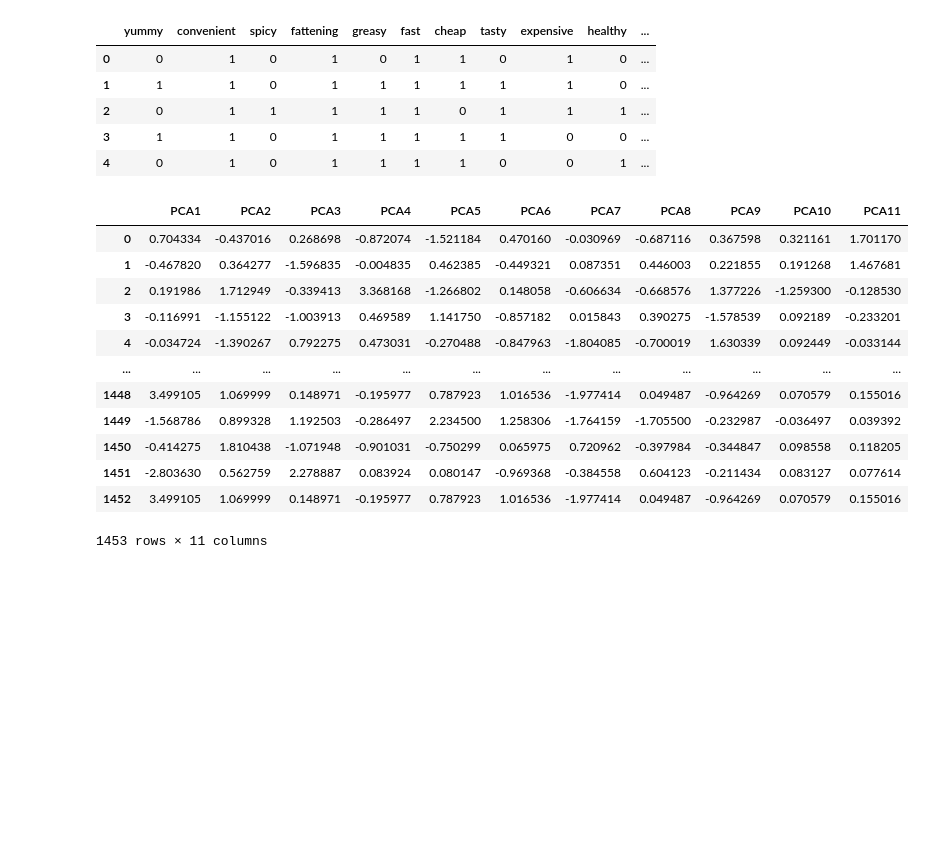
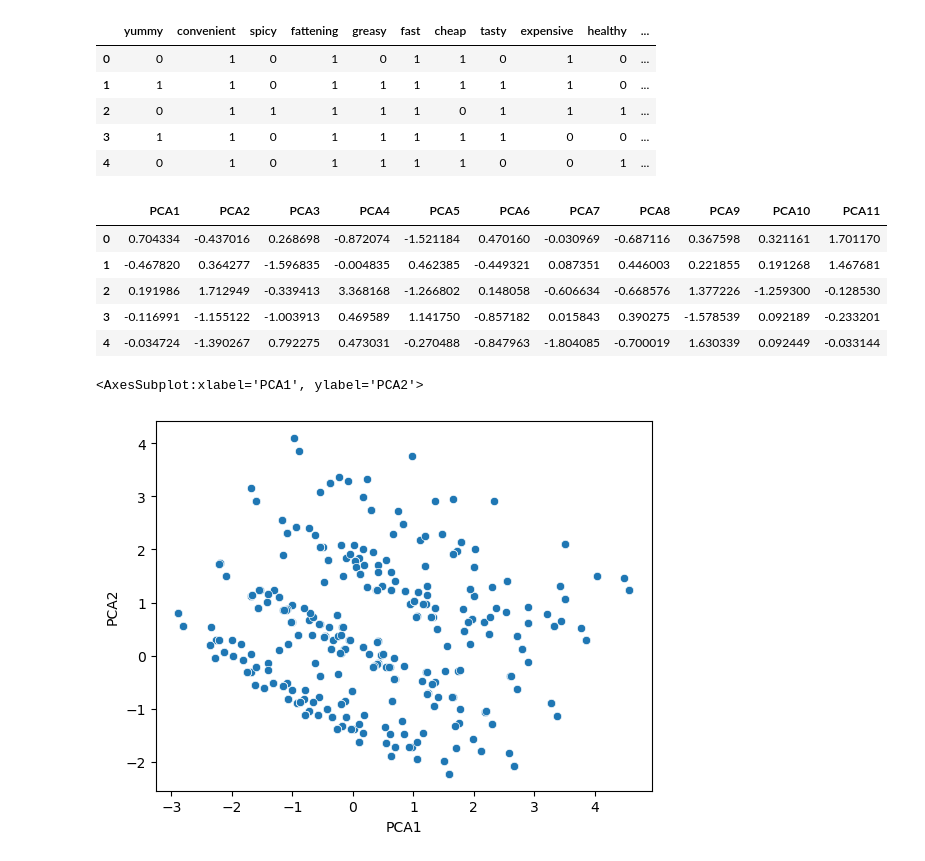
Before and after one commit to sushant8525/McDonalds-case-study, a Jupyter notebook: Fast-food.ipynb, the cells around one changed output. Saved outputs shown, nothing was run; the diff lists cells and outputs as text; code cells hidden in the pictures; blank space fills up the shorter version.

```diff
--- a/Fast-food.ipynb
+++ b/Fast-food.ipynb
@@ -278,22 +289,21 @@ scaled_df = scalar.fit_transform(data1)
 # %%
 pca = PCA(n_components=11)
 principal_components = pca.fit_transform(scaled_df)
 pca_df = pd.DataFrame(data=principal_components ,columns=["PCA1","PCA2","PCA3","PCA4","PCA5","PCA6","PCA7","PCA8","PCA9","PCA10","PCA11"])
-pca_df
+pca_df.head()
 # %% [output]
 |  | PCA1 | PCA2 | PCA3 | PCA4 | PCA5 | PCA6 | PCA7 | PCA8 | PCA9 | PCA10 | PCA11 |
 | 0 | 0.704334 | -0.437016 | 0.268698 | -0.872074 | -1.521184 | 0.470160 | -0.030969 | -0.687116 | 0.367598 | 0.321161 | 1.701170 |
 | 1 | -0.467820 | 0.364277 | -1.596835 | -0.004835 | 0.462385 | -0.449321 | 0.087351 | 0.446003 | 0.221855 | 0.191268 | 1.467681 |
 | 2 | 0.191986 | 1.712949 | -0.339413 | 3.368168 | -1.266802 | 0.148058 | -0.606634 | -0.668576 | 1.377226 | -1.259300 | -0.128530 |
 | 3 | -0.116991 | -1.155122 | -1.003913 | 0.469589 | 1.141750 | -0.857182 | 0.015843 | 0.390275 | -1.578539 | 0.092189 | -0.233201 |
 | 4 | -0.034724 | -1.390267 | 0.792275 | 0.473031 | -0.270488 | -0.847963 | -1.804085 | -0.700019 | 1.630339 | 0.092449 | -0.033144 |
-| ... | ... | ... | ... | ... | ... | ... | ... | ... | ... | ... | ... |
-| 1448 | 3.499105 | 1.069999 | 0.148971 | -0.195977 | 0.787923 | 1.016536 | -1.977414 | 0.049487 | -0.964269 | 0.070579 | 0.155016 |
-| 1449 | -1.568786 | 0.899328 | 1.192503 | -0.286497 | 2.234500 | 1.258306 | -1.764159 | -1.705500 | -0.232987 | -0.036497 | 0.039392 |
-| 1450 | -0.414275 | 1.810438 | -1.071948 | -0.901031 | -0.750299 | 0.065975 | 0.720962 | -0.397984 | -0.344847 | 0.098558 | 0.118205 |
-| 1451 | -2.803630 | 0.562759 | 2.278887 | 0.083924 | 0.080147 | -0.969368 | -0.384558 | 0.604123 | -0.211434 | 0.083127 | 0.077614 |
-| 1452 | 3.499105 | 1.069999 | 0.148971 | -0.195977 | 0.787923 | 1.016536 | -1.977414 | 0.049487 | -0.964269 | 0.070579 | 0.155016 |
-1453 rows × 11 columns
+# %%
+#Visualization of PCA1 and PCA2
+sns.scatterplot(data=pca_df, x="PCA1", y="PCA2", palette="deep")
+# %% [output]
+<AxesSubplot:xlabel='PCA1', ylabel='PCA2'>
+[figure, added]
 # %%
 sns.heatmap(data1.corr(), annot=True)
 # %% [output]
```
Also changed, not shown: parts of 58 cells of this notebook, 2 other files.
